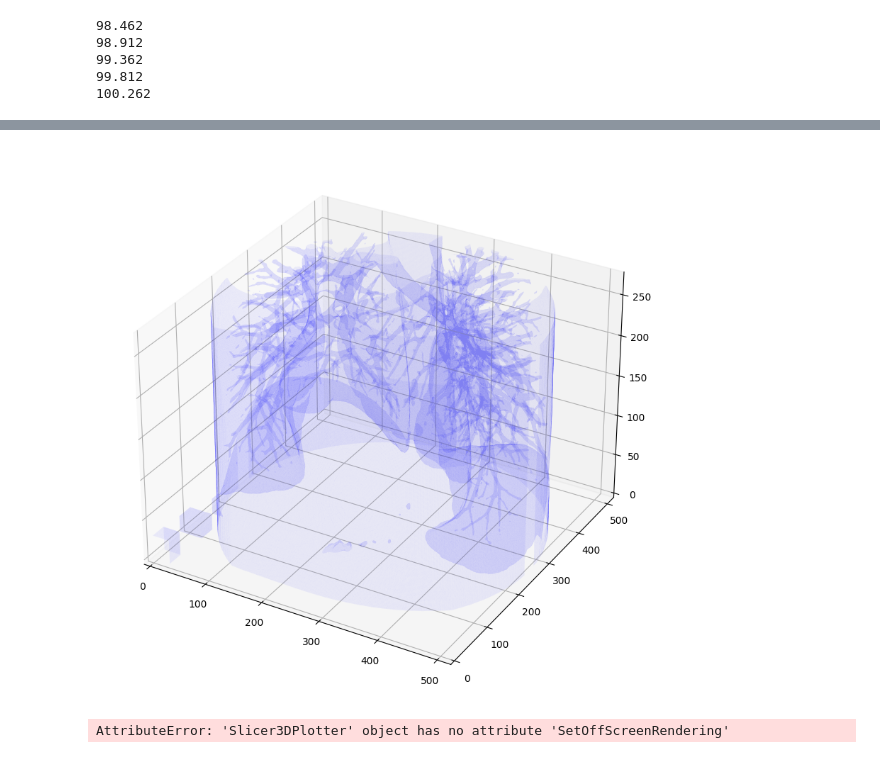
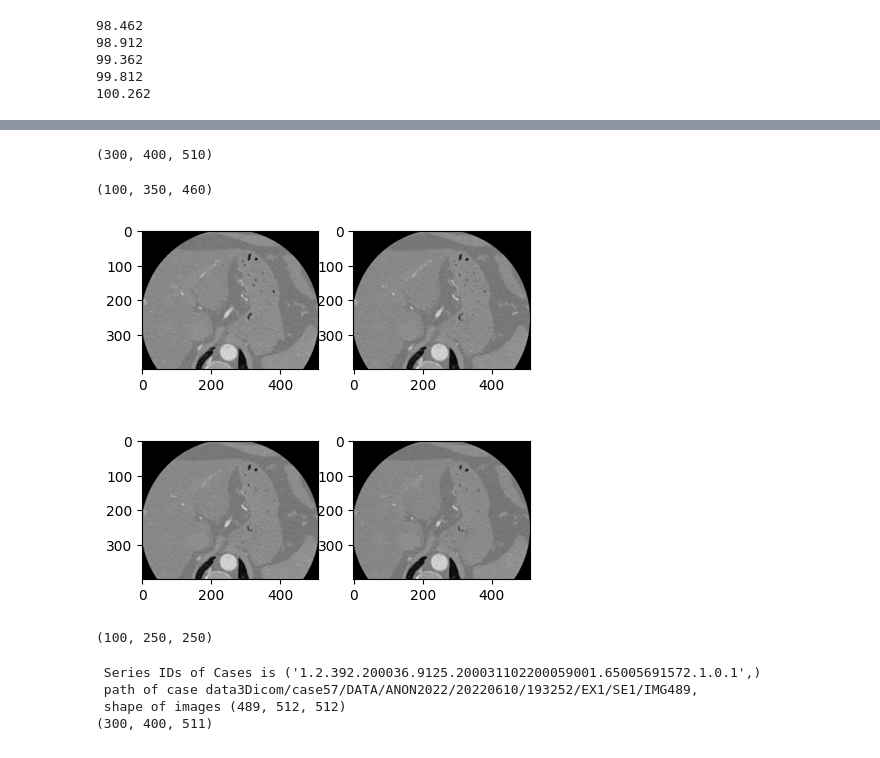
Before and after one commit to youness-elbrag/BioMedical-image-processing, a Jupyter notebook: Chapter-BIoMedical-Real-Data/Introductions to Dicom Medical imaging Processing techincs.ipynb, the cells around one changed output, grey strips where cells are left out. Drawn from its saved outputs; the diff is of its cells as text; code cells hidden in the pictures.

```diff
--- a/Chapter-BIoMedical-Real-Data/Introductions to Dicom Medical imaging Processing techincs.ipynb
+++ b/Chapter-BIoMedical-Real-Data/Introductions to Dicom Medical imaging Processing techincs.ipynb
@@ -162,4 +167,14 @@ def plot_3d(image, threshold=-300):
-# %%
-plot_3d(new_)
-# %% [output]
-[figure, removed]
+# %%
+def cropImage(Image, corner, dims):
+        c = copy.copy(corner)
+        for i in range(3):
+            if c[i] < 0:
+                pad_elem = [(0, 0), (0, 0), (0, 0)]
+                pad_elem[i] = (-c[i], dims[i] + c[i] - Image.shape[i])
+                pad_elem = tuple(pad_elem)
+                I = np.pad(I, pad_elem, 'constant', constant_values=0)
+                c[i] = 0
+
+        d, h, w = dims
+        z, y, x = c
+        return Image[z:z+d, y:y+h, x:x+w]
@@ -166 +230,28 @@ plot_3d(new_)
+# %%
+corner = (2,2,2)
+dims = (300,400,512)
+Crop_image = cropImage(Array_data,corner,dims)
+print(Crop_image.shape)
+# %% [output]
+(300, 400, 510)
+# %%
+New_Bound_Image = get_bound(Crop_image)
+New_Bound_Image.shape
+# %% [output]
+(100, 350, 460)
+# %%
+slice_counter = 0
+center = (50,50,50)
+fig , axes = plt.subplots(2,2,figsize=(5,5))
+for i in range(2):
+    for j in range(2):
+        axes[i][j].imshow(Crop_image[slice_counter],cmap="gray")
+        slice_counter+=1
+# %% [output]
+[figure, added]
+# %%
+assing_new_image = New_Bound_Image[:, center[1]:300, center[2]:300]
+assing_new_image.shape
+# %% [output]
+(100, 250, 250)
 # %%
@@ -191,29 +292,7 @@ def _transform(dcm_dir,save_dir):
 # %%
-path_save = '03-Data-Formats/'
-#_transform(cases,path_save)
+_transform_Image(ID_case,save_dir=path_save,Crop_Volume =True)
+# %% [output]
+ Series IDs of Cases is ('1.2.392.200036.9125.200031102200059001.65005691572.1.0.1',)
+ path of case data3Dicom/case57/DATA/ANON2022/20220610/193252/EX1/SE1/IMG489,
+ shape of images (489, 512, 512)
+(300, 400, 511)
-# %%
-path_save = '03-Data-Formats/'
-
-filename = path_save + 'SE1mesh3d.tif'
-# filename = dataurl+'embryo.tif'
-# filename = dataurl+'vase.vti'
-
-vol = Volume(filename)#.print()
-
-plt = Slicer3DPlotter(
-    vol,
-    bg="white",
-    bg2="lightblue",
-    cmaps=("gist_ncar_r", "jet", "Spectral_r", "hot_r", "bone_r"),
-    use_slider3d=True,
-)
-
-# plt = RayCastPlotter(vol, bg='black', bg2='blackboard', axes=7)  # Plotter instance
-
-# plt.show(viewup="z").close()
-
-# Can now add any other object to the Plotter scene:
-# plt += Text2D('some message')
-ViewInteractiveWidget(plt.show())
-# %% [output]
-AttributeError: 'Slicer3DPlotter' object has no attribute 'SetOffScreenRendering'
```
Also changed, not shown: parts of 23 cells of this notebook, 1 other file.
